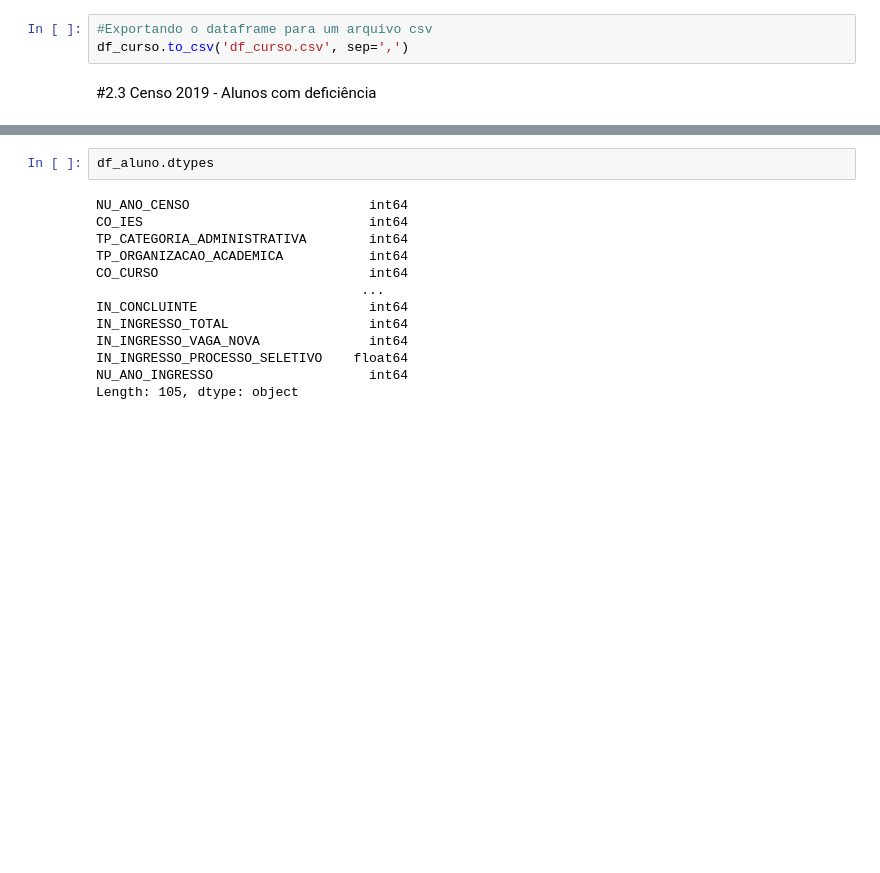
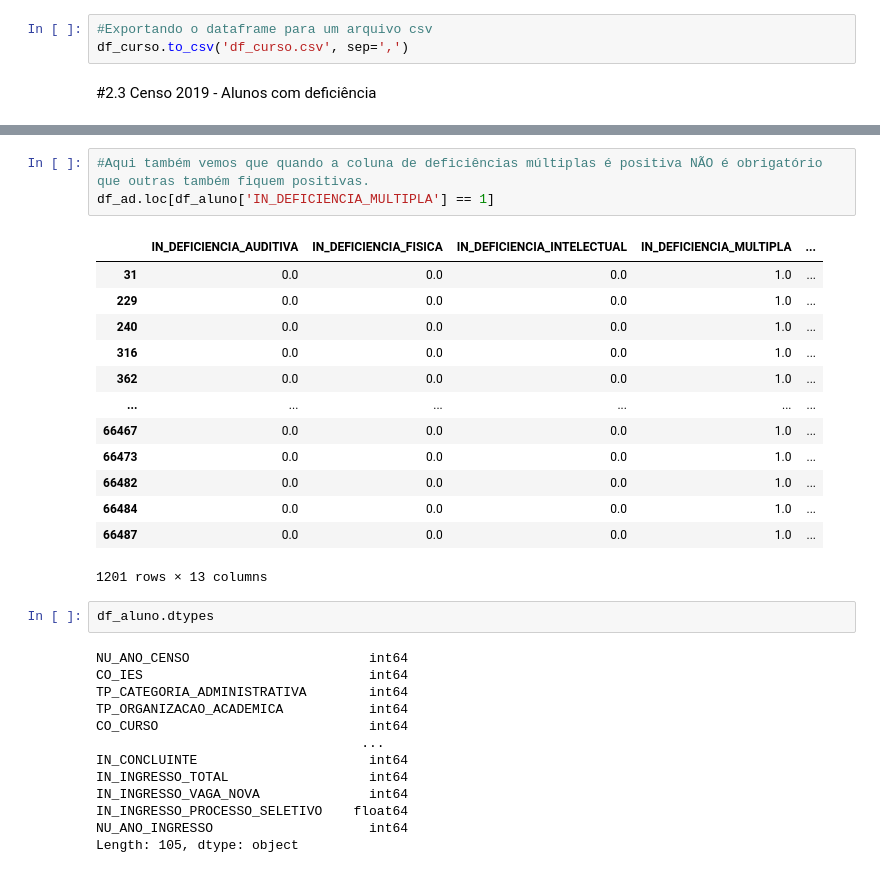
Before and after one commit to roxacarv/edulearn, a Jupyter notebook: Edulearn.ipynb, the cells around one changed output, grey strips where cells are left out. Saved outputs shown, nothing was run; the diff lists cells and outputs as text; blank space fills up the shorter version.

```diff
--- a/Edulearn.ipynb
+++ b/Edulearn.ipynb
@@ -537,3 +547,20 @@ df_aluno.head()
+# %%
+#Aqui também vemos que quando a coluna de deficiências múltiplas é positiva NÃO é obrigatório que outras também fiquem positivas.
+df_ad.loc[df_aluno['IN_DEFICIENCIA_MULTIPLA'] == 1]
+# %% [output]
+|  | IN_DEFICIENCIA_AUDITIVA | IN_DEFICIENCIA_FISICA | IN_DEFICIENCIA_INTELECTUAL | IN_DEFICIENCIA_MULTIPLA | ... |
+| 31 | 0.0 | 0.0 | 0.0 | 1.0 | ... |
+| 229 | 0.0 | 0.0 | 0.0 | 1.0 | ... |
+| 240 | 0.0 | 0.0 | 0.0 | 1.0 | ... |
+| 316 | 0.0 | 0.0 | 0.0 | 1.0 | ... |
+| 362 | 0.0 | 0.0 | 0.0 | 1.0 | ... |
+| ... | ... | ... | ... | ... | ... |
+| 66467 | 0.0 | 0.0 | 0.0 | 1.0 | ... |
+| 66473 | 0.0 | 0.0 | 0.0 | 1.0 | ... |
+| 66482 | 0.0 | 0.0 | 0.0 | 1.0 | ... |
+| 66484 | 0.0 | 0.0 | 0.0 | 1.0 | ... |
+| 66487 | 0.0 | 0.0 | 0.0 | 1.0 | ... |
+1201 rows × 13 columns
 # %%
 df_aluno.dtypes
 # %% [output]
```
Also changed, not shown: parts of 3 cells of this notebook.
